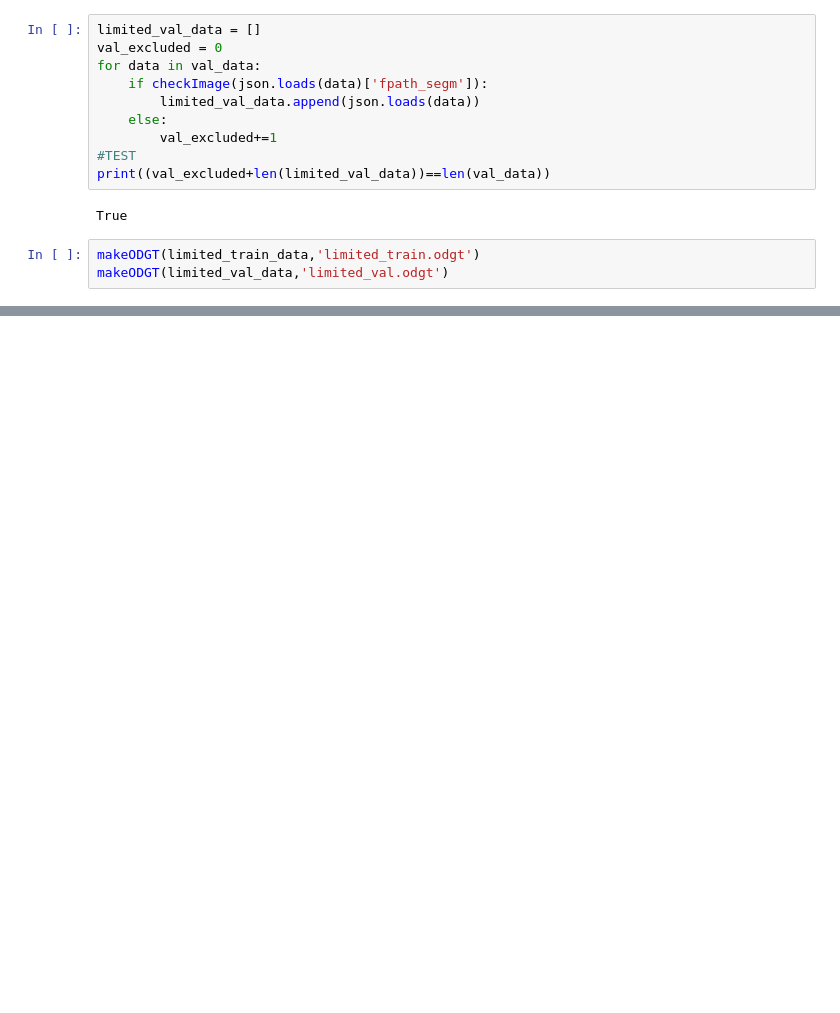
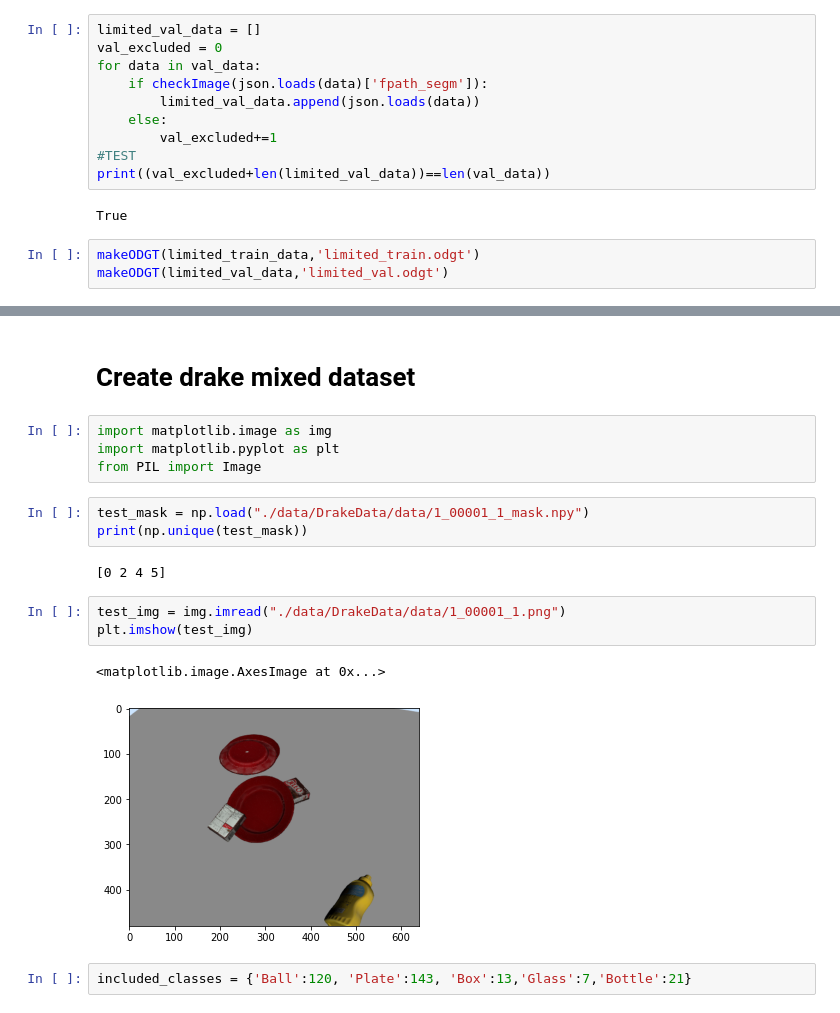
Before and after one commit to hturner08/BlackWhiteSegmentation, a Jupyter notebook: PaperVisualizations.ipynb, the cells around one changed output, grey strips where cells are left out. Cells and saved outputs as stored; diff of their text form; blank space fills up the shorter version.

```diff
--- a/PaperVisualizations.ipynb
+++ b/PaperVisualizations.ipynb
@@ -302,0 +314,19 @@ print(len(limited_val_data))
+# %% [markdown]
+# Create drake mixed dataset
+# %%
+import matplotlib.image as img
+import matplotlib.pyplot as plt
+from PIL import Image
+# %%
+test_mask = np.load("./data/DrakeData/data/1_00001_1_mask.npy")
+print(np.unique(test_mask))
+# %% [output]
+[0 2 4 5]
+# %%
+test_img = img.imread("./data/DrakeData/data/1_00001_1.png")
+plt.imshow(test_img)
+# %% [output]
+<matplotlib.image.AxesImage at 0x...>
+[figure, added]
+# %%
+included_classes = {'Ball':120, 'Plate':143, 'Box':13,'Glass':7,'Bottle':21}
```
Also changed, not shown: parts of 28 cells of this notebook, 26 other files.
